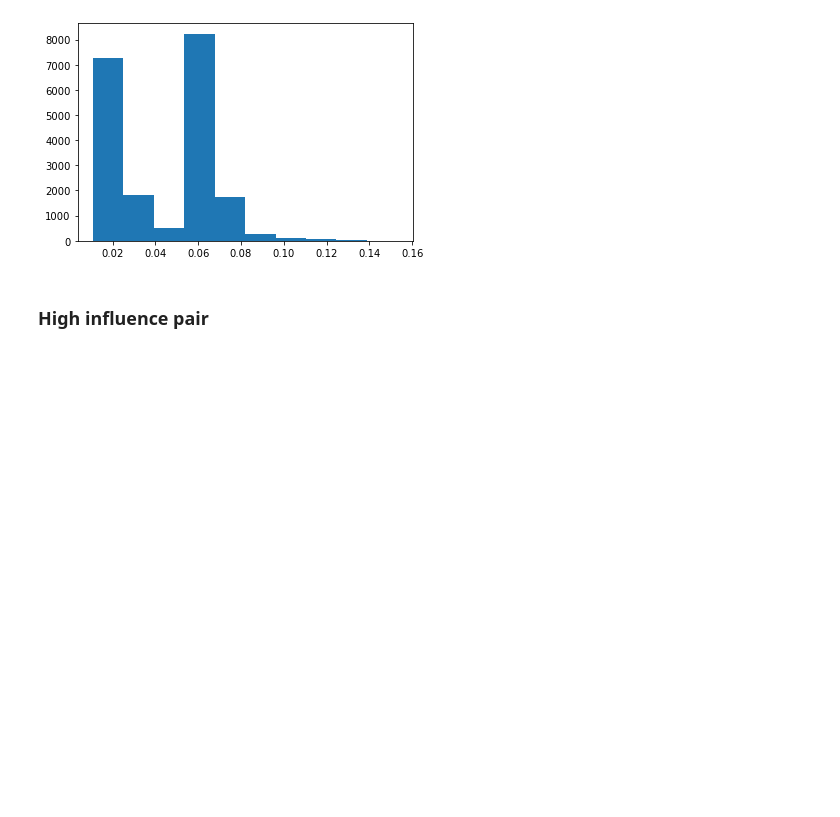
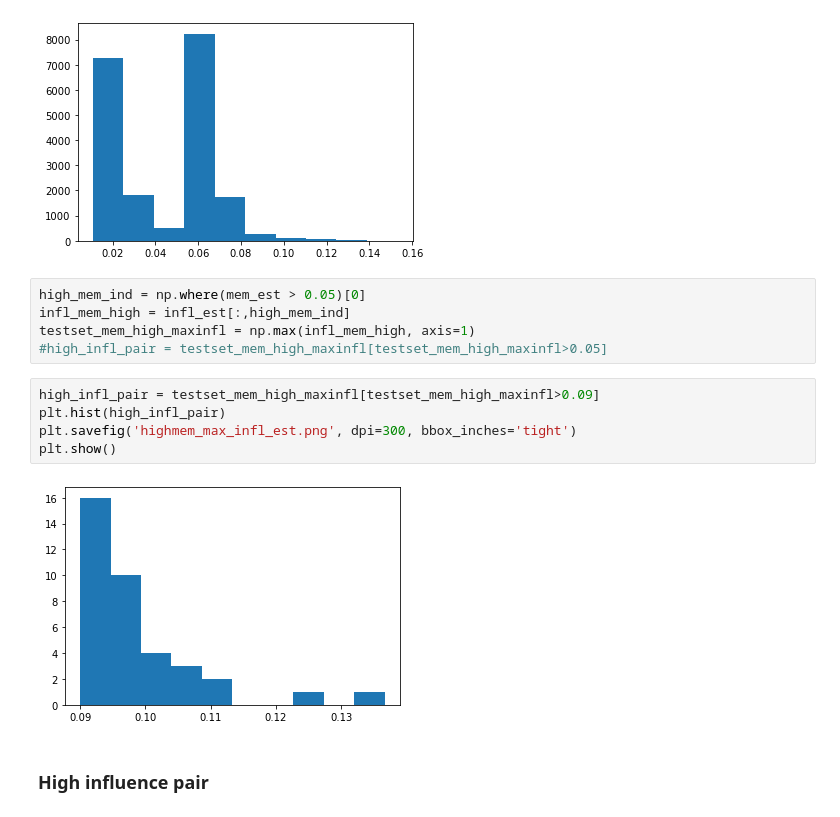
Before and after one commit to zihao12/invariant-risk-minimization, a Jupyter notebook: ColoredMnist.ipynb, the cells around one changed output. Drawn from its saved outputs; the diff is of its cells as text; blank space fills up the shorter version.

```diff
--- a/ColoredMnist.ipynb
+++ b/ColoredMnist.ipynb
@@ -220,6 +254,18 @@ plt.savefig('max_infl_est.png', dpi=300, bbox_inches='tight')
 plt.show()
 # %% [output]
 [figure]
+# %%
+high_mem_ind = np.where(mem_est > 0.05)[0]
+infl_mem_high = infl_est[:,high_mem_ind]
+testset_mem_high_maxinfl = np.max(infl_mem_high, axis=1)
+#high_infl_pair = testset_mem_high_maxinfl[testset_mem_high_maxinfl>0.05]
+# %%
+high_infl_pair = testset_mem_high_maxinfl[testset_mem_high_maxinfl>0.09]
+plt.hist(high_infl_pair)
+plt.savefig('highmem_max_infl_est.png', dpi=300, bbox_inches='tight')
+plt.show()
+# %% [output]
+[figure, added]
 # %% [markdown]
 ### High influence pair
 # %%
```
Also changed, not shown: parts of 19 cells of this notebook.
